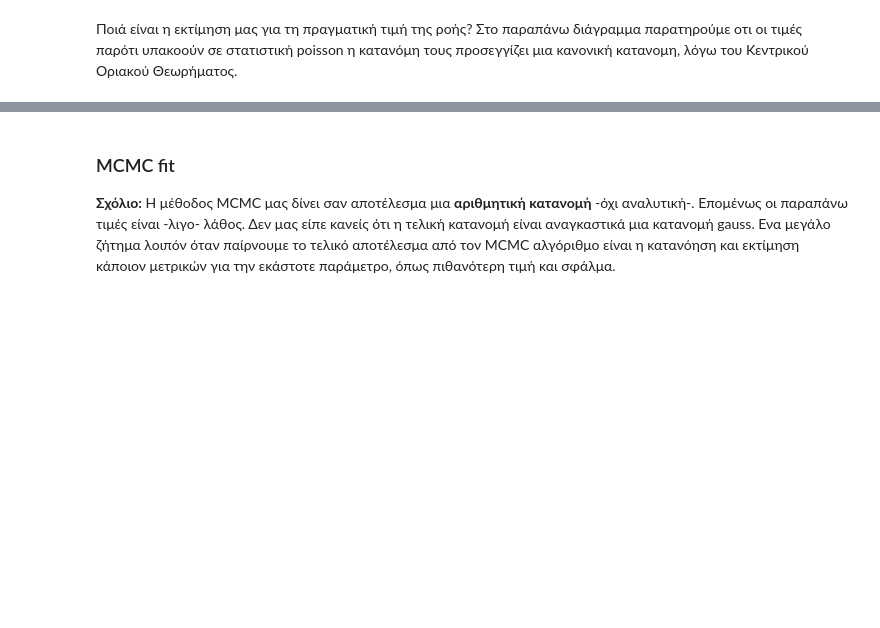
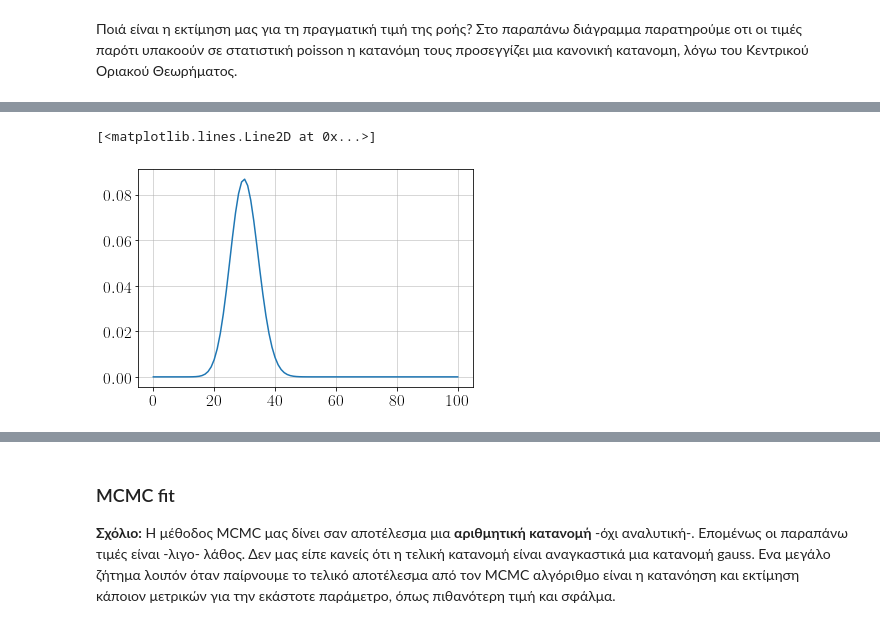
Before and after one commit to Mixpap/AstrostatisticsWorkshop, a Jupyter notebook: Astrostatistics1.ipynb, the cells around one changed output, grey strips where cells are left out. Drawn from its saved outputs; the diff is of its cells as text; code cells hidden in the pictures; blank space fills up the shorter version.

```diff
--- a/Astrostatistics1.ipynb
+++ b/Astrostatistics1.ipynb
@@ -444,0 +462,6 @@ Flux (maximum posterior): 1009.0 +/- 0.95
+# %%
+nn=np.linspace(0,100,100,dtype=int)
+plt.plot(nn,stats.binom(n,0.3).pmf(nn))
+# %% [output]
+[<matplotlib.lines.Line2D at 0x...>]
+[figure, added]
```
Also changed, not shown: parts of 24 cells of this notebook.
